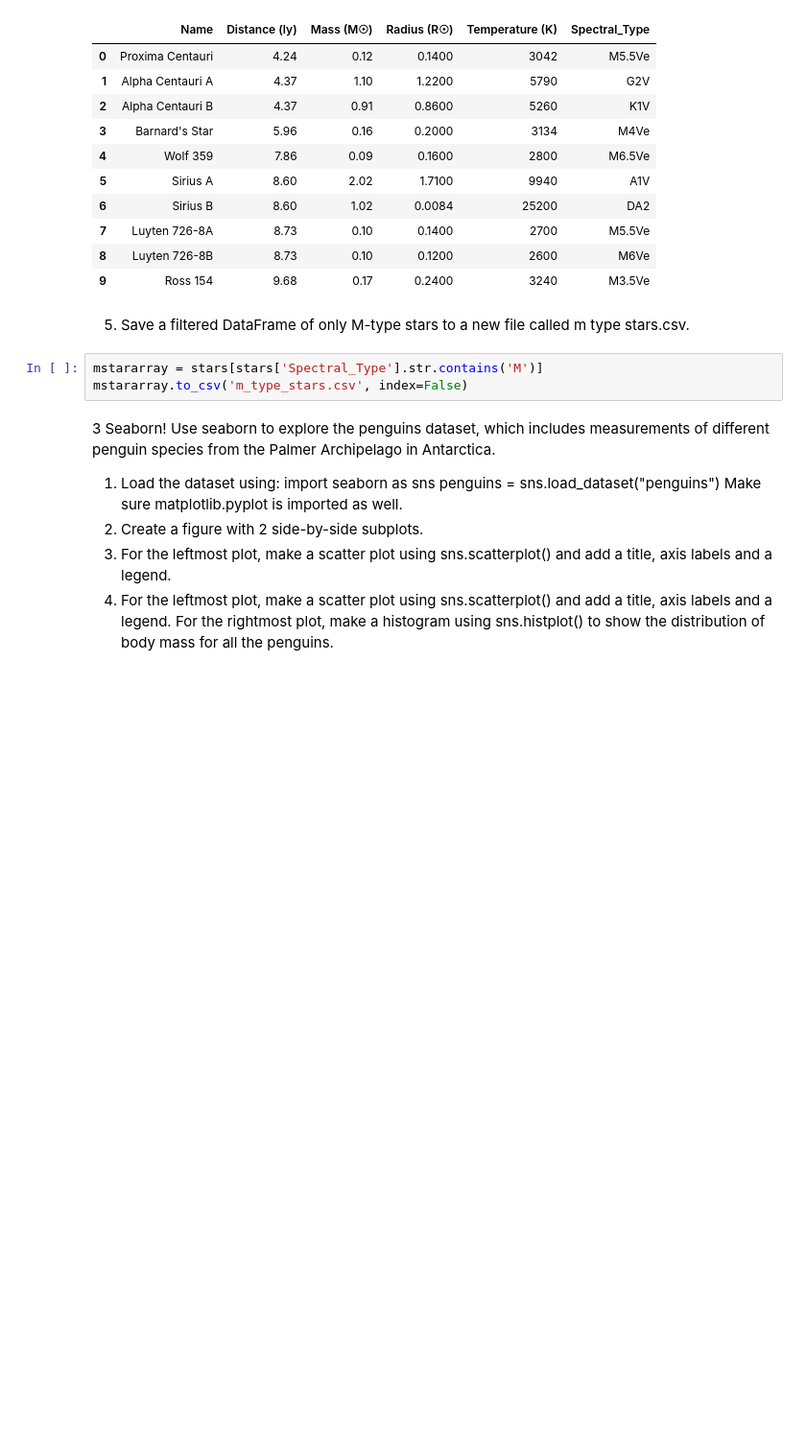
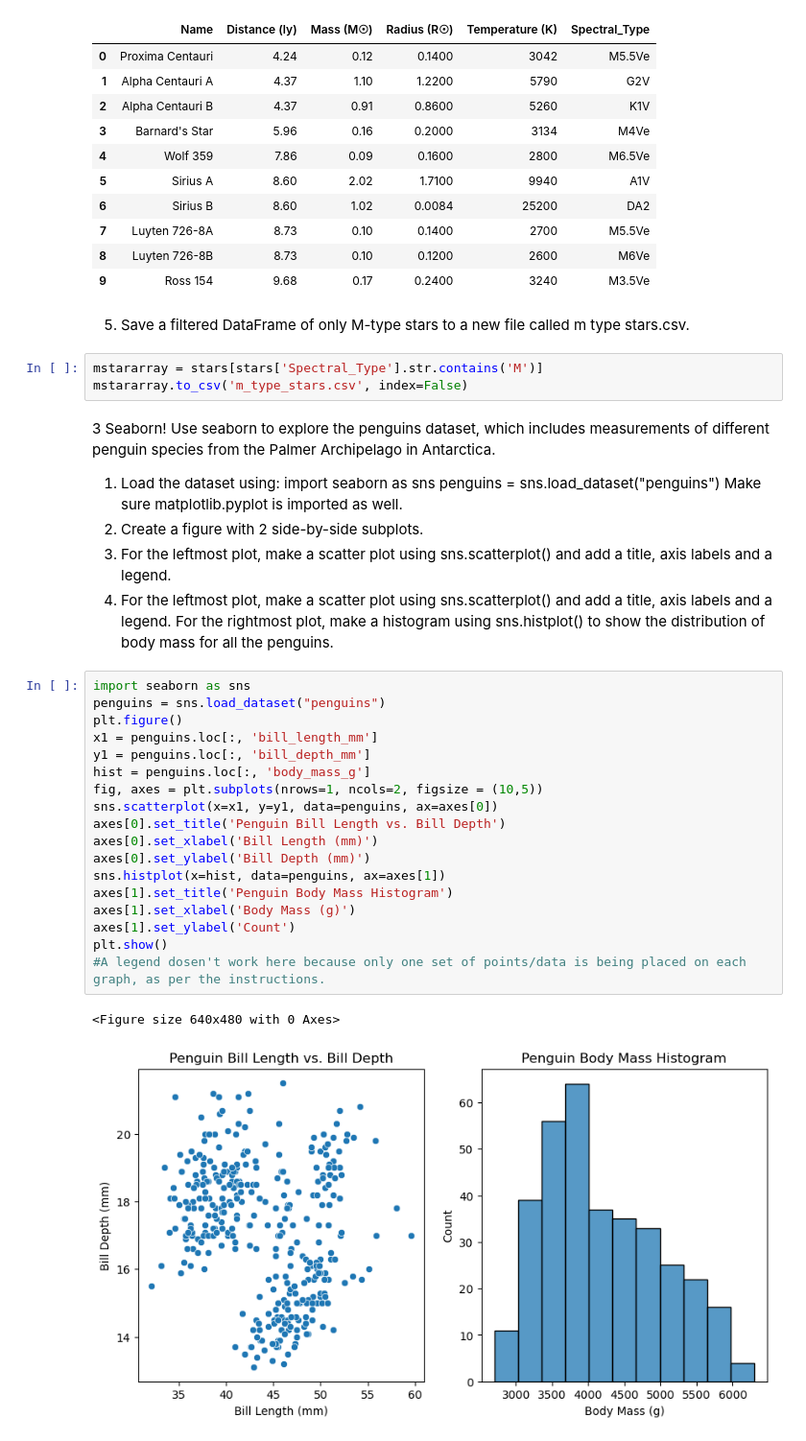
Before and after one commit to edutnall/elliot_decal, a Jupyter notebook: homework8/homework8.ipynb, the cells around one changed output. Shown at 96% size. Cells and saved outputs as stored; diff of their text form; blank space fills up the shorter version.

```diff
--- a/homework8/homework8.ipynb
+++ b/homework8/homework8.ipynb
@@ -165,3 +165,24 @@ add a title, axis labels and a legend.
 add a title, axis labels and a legend. For the rightmost plot, make a
 histogram using sns.histplot() to show the distribution of body mass
 for all the penguins.
+# %%
+import seaborn as sns
+penguins = sns.load_dataset("penguins")
+plt.figure()
+x1 = penguins.loc[:, 'bill_length_mm']
+y1 = penguins.loc[:, 'bill_depth_mm']
+hist = penguins.loc[:, 'body_mass_g']
+fig, axes = plt.subplots(nrows=1, ncols=2, figsize = (10,5))
+sns.scatterplot(x=x1, y=y1, data=penguins, ax=axes[0])
+axes[0].set_title('Penguin Bill Length vs. Bill Depth')
+axes[0].set_xlabel('Bill Length (mm)')
+axes[0].set_ylabel('Bill Depth (mm)')
+sns.histplot(x=hist, data=penguins, ax=axes[1])
+axes[1].set_title('Penguin Body Mass Histogram')
+axes[1].set_xlabel('Body Mass (g)')
+axes[1].set_ylabel('Count')
+plt.show()
+#A legend dosen't work here because only one set of points/data is being placed on each graph, as per the instructions.
+# %% [output]
+<Figure size 640x480 with 0 Axes>
+[figure, added]
```
